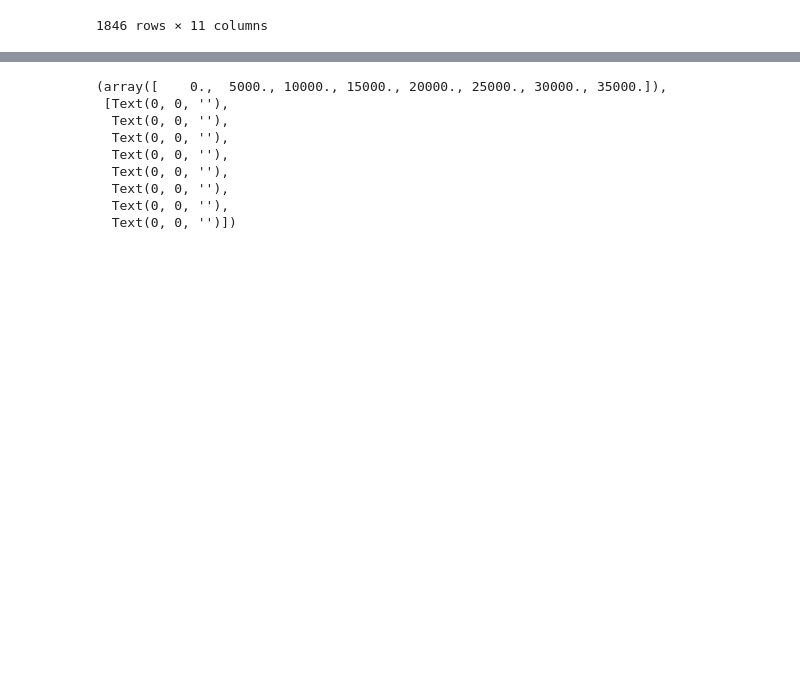
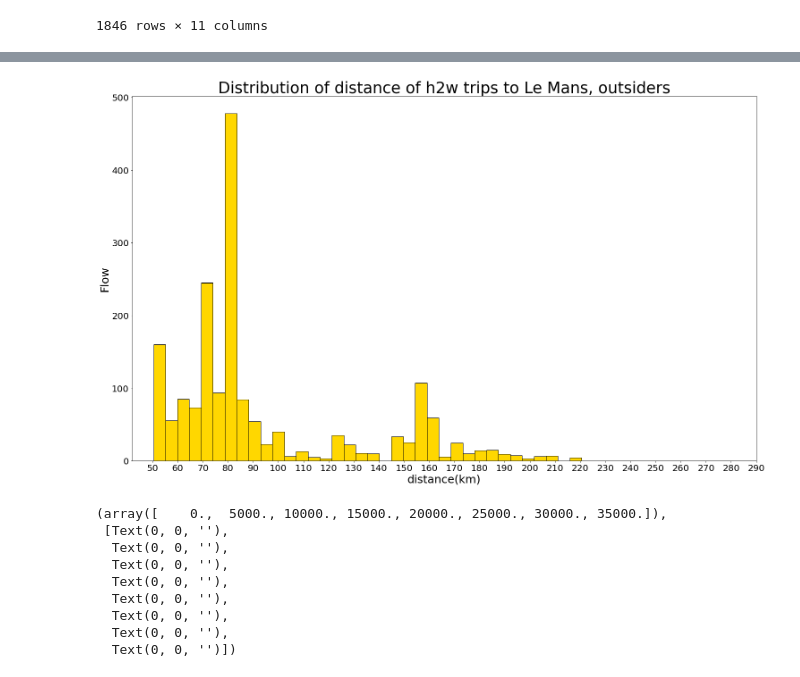
Before and after one commit to MaxelieG/SOMS, a Jupyter notebook: Histogram.ipynb, the cells around one changed output, grey strips where cells are left out. Drawn from its saved outputs; the diff is of its cells as text; code cells hidden in the pictures; blank space fills up the shorter version.

```diff
--- a/Histogram.ipynb
+++ b/Histogram.ipynb
@@ -229,3 +240,14 @@ plt.yticks(fontsize=20)
+# %%
+fig, ax = plt.subplots(figsize=(25,15))
+plt.hist(distance_post50 , color = 'gold', edgecolor = 'black',weights =weight_post50, bins=int(915/25),align='mid')
+plt.title('Distribution of distance of h2w trips to Le Mans, outsiders',fontsize=35)
+plt.xlabel('distance(km)',fontsize=25)
+plt.ylabel('Flow',fontsize=25)
+plt.xticks(np.arange(50, 300, 10),fontsize=20)
+plt.yticks(fontsize=20)
+plt.show()
+# %% [output]
+[figure, added]
 # %%
 fig, ax = plt.subplots(figsize=(25,15))
 
```
Also changed, not shown: parts of 2 cells of this notebook.
